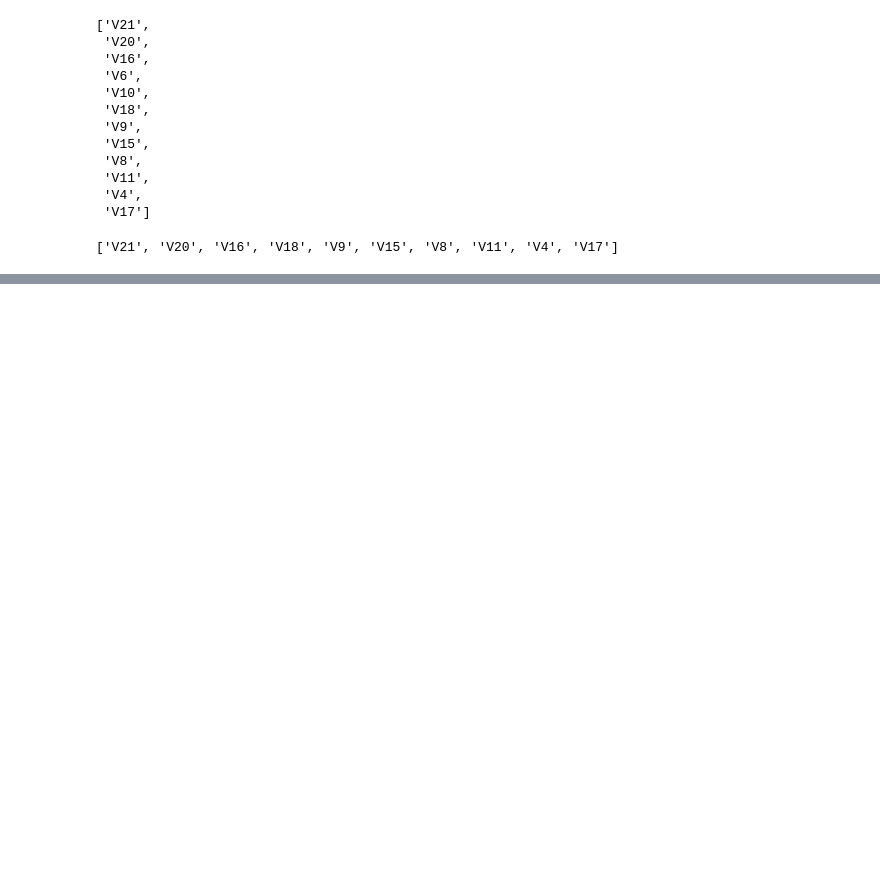
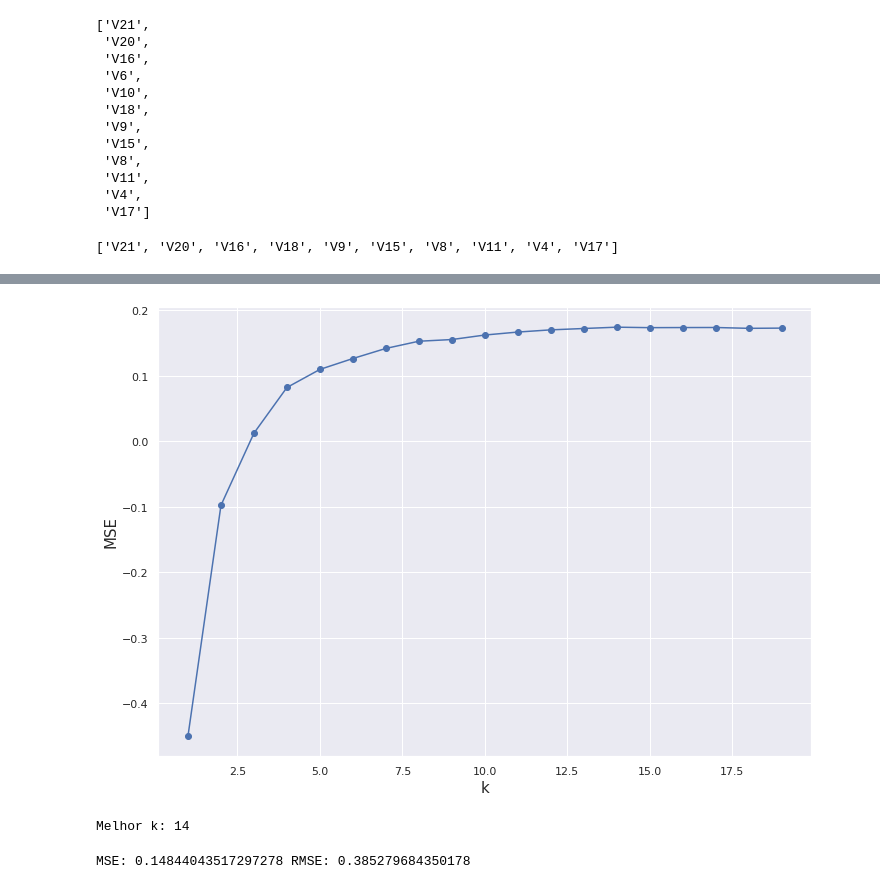
Before and after one commit to HedersonSantos/RegDatChallg, a Jupyter notebook: regressao_saude_v2.ipynb, the cells around one changed output, grey strips where cells are left out. Drawn from its saved outputs; the diff is of its cells as text; code cells hidden in the pictures; blank space fills up the shorter version.

```diff
--- a/regressao_saude_v2.ipynb
+++ b/regressao_saude_v2.ipynb
@@ -378,3 +430,34 @@ X = dados[n_preditoras]
 y = dados['score'].map(lambda x: np.log(x+0.01))
 modelEnd= ExtraTreesRegressor(n_estimators=best_n, random_state=123, n_jobs = -1)
 modelEnd.fit(X,y)
+# %%
+from sklearn.model_selection import cross_validate
+from sklearn.neighbors import KNeighborsRegressor
+
+nkf = 5 #number of folds
+vk = [] # armazena os valores de k
+vscore = []
+for k in range(1, 20):
+    model = KNeighborsRegressor(n_neighbors=k, weights = 'distance', metric = 'euclidean')
+    # realiza a validação cruzada
+    cv = cross_validate(model, X_treino, y_treino, cv=nkf)
+    #print('k:', k, 'accurace:', cv['test_score'].mean())
+    vscore.append(cv['test_score'].mean())
+    vk.append(k)
+
+plt.plot(vk, vscore, '-bo')
+plt.xlabel('k', fontsize = 15)
+plt.ylabel('MSE', fontsize = 15)
+plt.show(True)
+best_k = np.argmax(vscore)+1
+print('Melhor k:', best_k)
+# %% [output]
+[figure, added]
+Melhor k: 14
+# %%
+model = KNeighborsRegressor(n_neighbors=best_k,  metric = 'euclidean')
+model.fit(X_treino, y_treino)
+y_pred = model.predict(X_teste)
+print('MSE:', mean_squared_error(y_pred, y_teste), 'RMSE:', mean_squared_error(y_pred, y_teste, squared=False) )
+# %% [output]
+MSE: 0.14844043517297278 RMSE: 0.385279684350178
```
Also changed, not shown: parts of 11 cells of this notebook.
